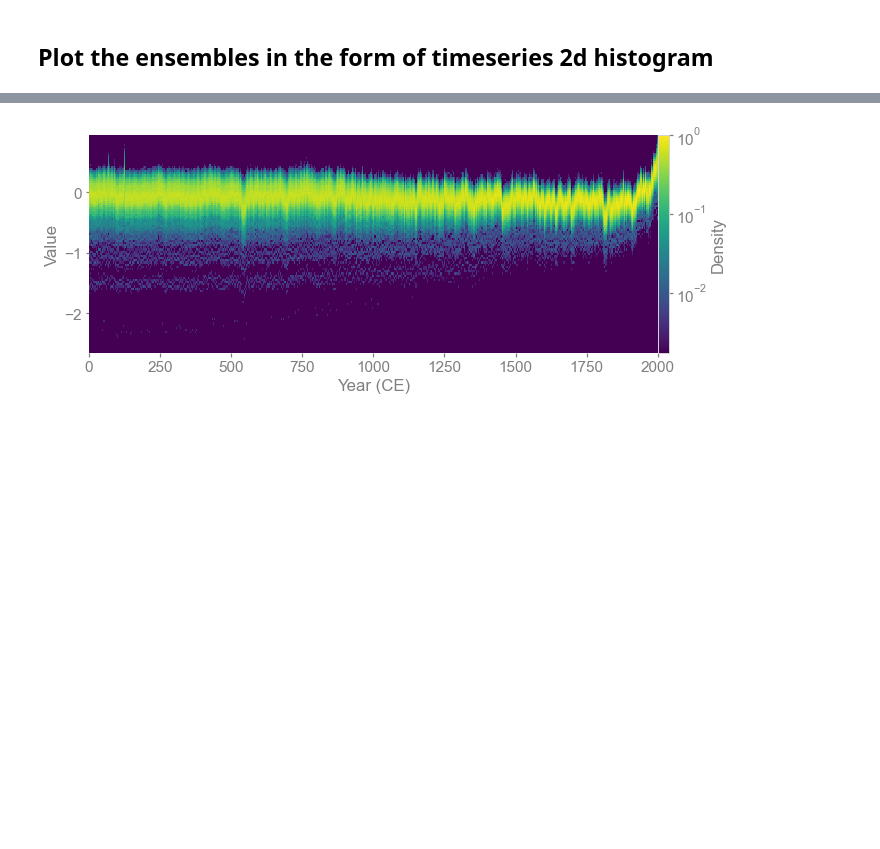
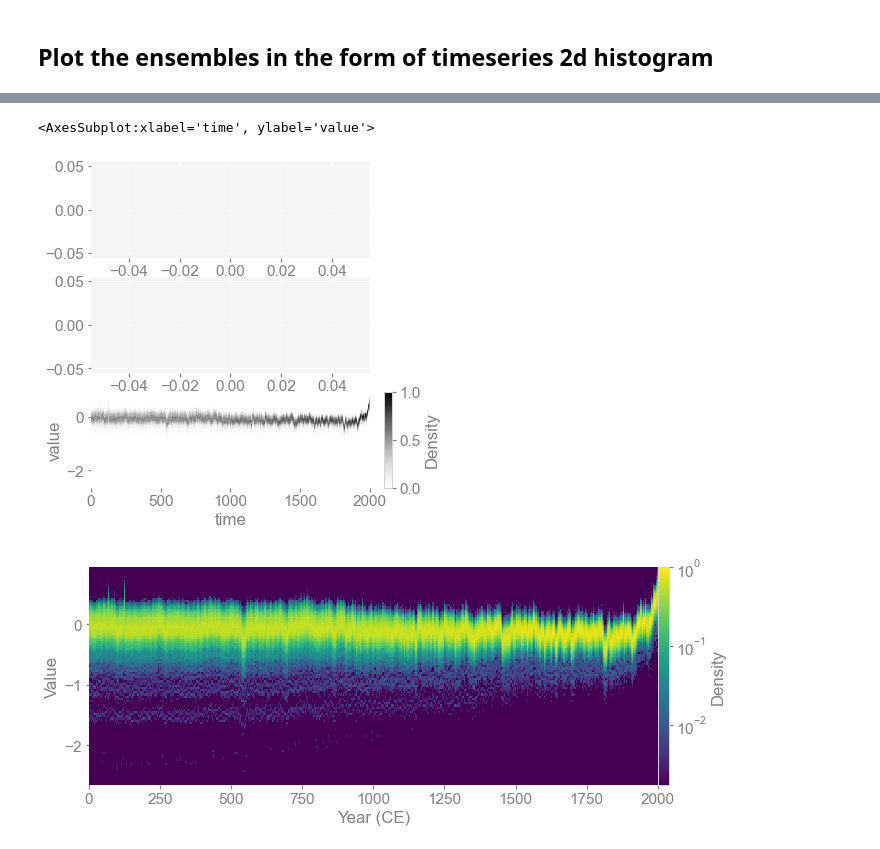
Before and after one commit to LinkedEarth/pens, a Jupyter notebook: docsrc/notebooks/quickstart.ipynb, the cells around one changed output, grey strips where cells are left out. Drawn from its saved outputs; the diff is of its cells as text; code cells hidden in the pictures; blank space fills up the shorter version.

Commit message:
Fix colorbar for line_density()

```diff
--- a/docsrc/notebooks/quickstart.ipynb
+++ b/docsrc/notebooks/quickstart.ipynb
@@ -80,3 +80,14 @@ fig, ax = ens_LMR.line_density(ylim=(-1, 1))
+# %%
+import matplotlib.pyplot as plt
+
+fig, ax = plt.subplots(3, 1, figsize=[5, 6])
+ax[0].plot(np.nan, np.nan)
+ax[1].plot(np.nan, np.nan)
+# ax[2].plot(np.nan, np.nan)
+ens_LMR.line_density(ax=ax[2])
+# %% [output]
+<AxesSubplot:xlabel='time', ylabel='value'>
+[figure, added]
 # %%
 fig, ax = ens_LMR.line_density(color_scale='log', cmap='viridis', bins=[500, 100])
 # %% [output]
```
Also changed, not shown: parts of 5 cells of this notebook, 1 other file.
